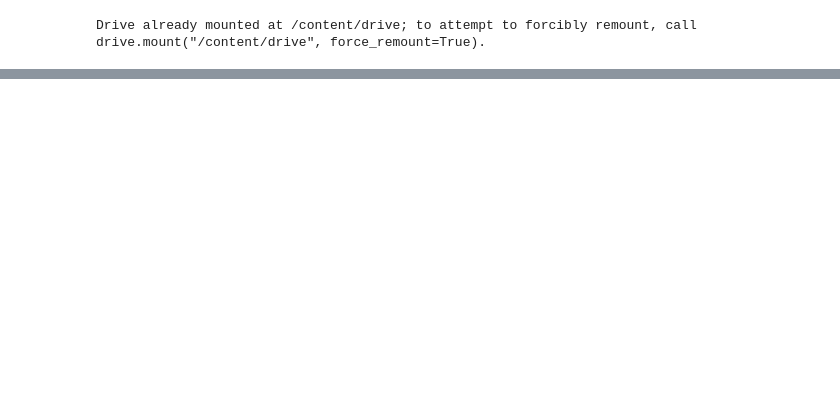
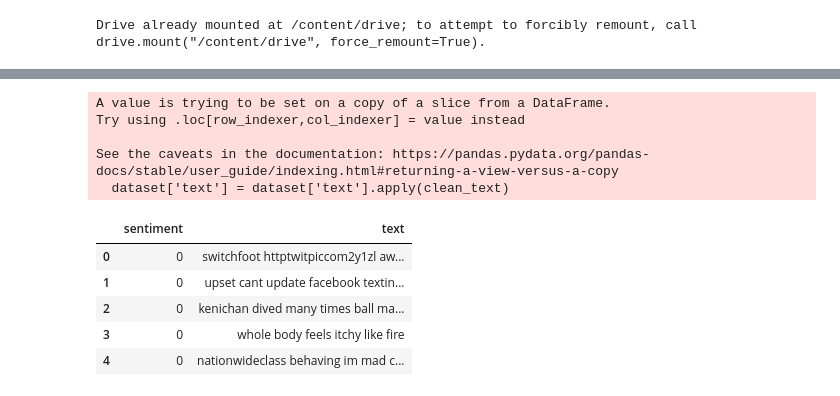
Before and after one commit to KaranTejwani/deep-learning-practise, a Jupyter notebook: Sentiment_analysis_with_LSTM.ipynb, the cells around one changed output, grey strips where cells are left out. Drawn from its saved outputs; the diff is of its cells as text; code cells hidden in the pictures; blank space fills up the shorter version.

```diff
--- a/Sentiment_analysis_with_LSTM.ipynb
+++ b/Sentiment_analysis_with_LSTM.ipynb
@@ -114,2 +60,32 @@ dtype: object
+# %%
+import re
+from nltk.corpus import stopwords
+from nltk.tokenize import word_tokenize
+
+stop_words = set(stopwords.words('english'))
+
+def clean_text(text):
+    # Remove punctuation
+    text = re.sub(r'[^\w\s]', '', text)
+    # Tokenize the text
+    tokens = word_tokenize(text)
+    # Remove stop words and convert to lowercase
+    cleaned_text = [word.lower() for word in tokens if word.lower() not in stop_words]
+    return ' '.join(cleaned_text)
+# %%
+dataset['text'] = dataset['text'].apply(clean_text)
+display(dataset.head())
+# %% [output]
+A value is trying to be set on a copy of a slice from a DataFrame.
+Try using .loc[row_indexer,col_indexer] = value instead
+
+See the caveats in the documentation: https://pandas.pydata.org/pandas-docs/stable/user_guide/indexing.html#returning-a-view-versus-a-copy
+  dataset['text'] = dataset['text'].apply(clean_text)
+|  | sentiment | text |
+| 0 | 0 | switchfoot httptwitpiccom2y1zl aw... |
+| 1 | 0 | upset cant update facebook textin... |
+| 2 | 0 | kenichan dived many times ball ma... |
+| 3 | 0 | whole body feels itchy like fire |
+| 4 | 0 | nationwideclass behaving im mad c... |
 # %%
 from sklearn.model_selection import train_test_split
```
Also changed, not shown: parts of 26 cells of this notebook.
